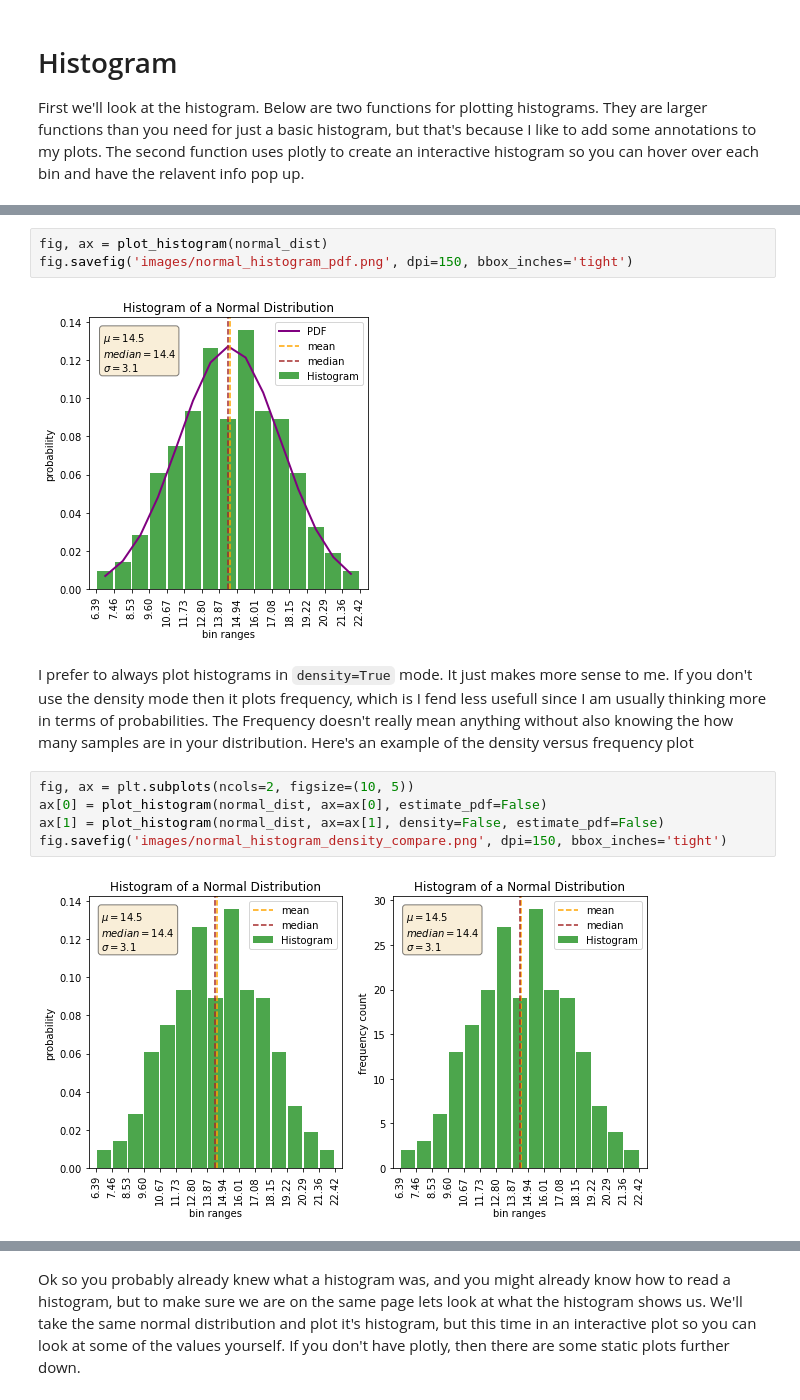
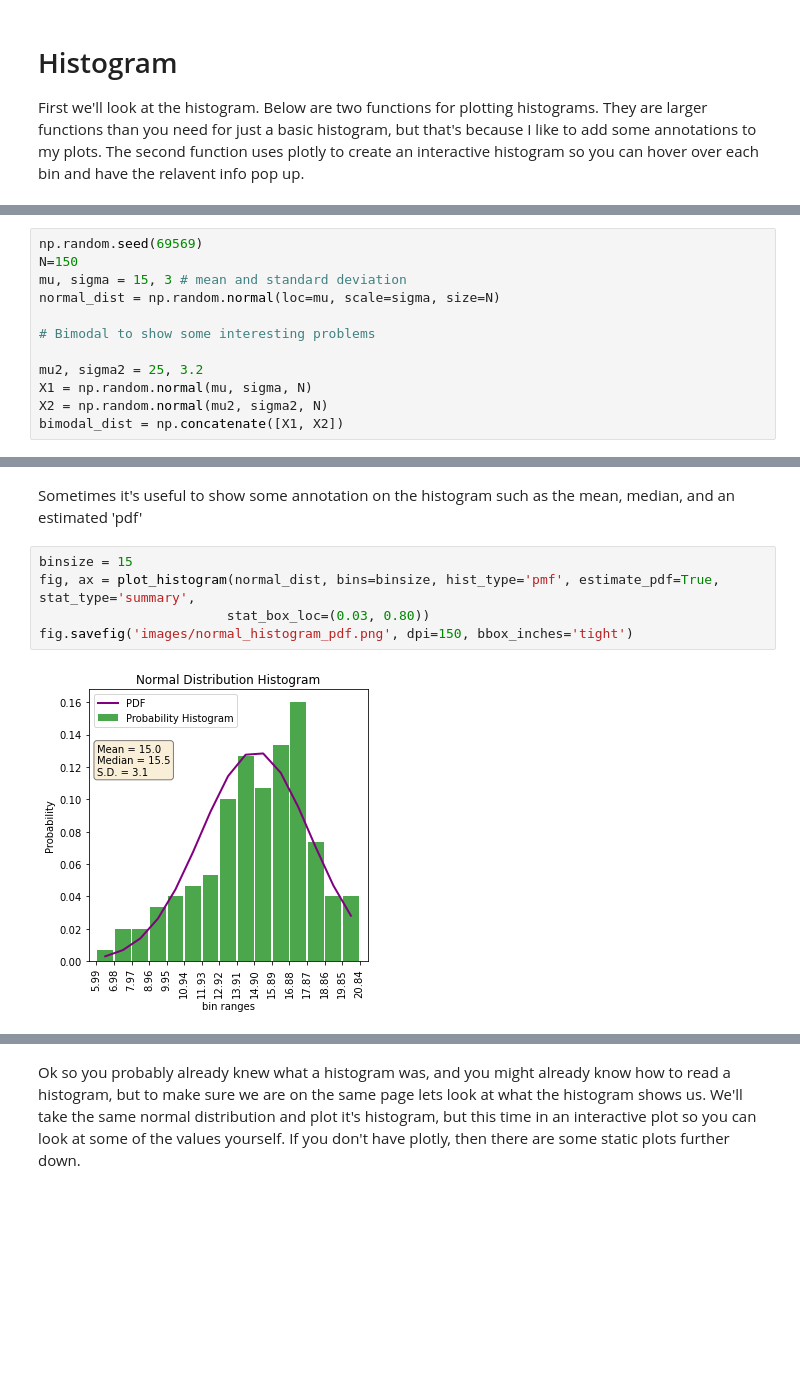
Before and after one commit to tyleracorn/lessons, a Jupyter notebook: Ex_histograms_and_CDFs.ipynb, the cells around one changed output, grey strips where cells are left out. Saved outputs shown, nothing was run; the diff lists cells and outputs as text; blank space fills up the shorter version.

Commit message:
added different histogram types

```diff
--- a/Ex_histograms_and_CDFs.ipynb
+++ b/Ex_histograms_and_CDFs.ipynb
@@ -219,0 +300,12 @@ Histograms are one commonly used graphical representation of a distribution of n
+# %%
+np.random.seed(69569)
+N=150
+mu, sigma = 15, 3 # mean and standard deviation
+normal_dist = np.random.normal(loc=mu, scale=sigma, size=N)
+
+# Bimodal to show some interesting problems
+
+mu2, sigma2 = 25, 3.2
+X1 = np.random.normal(mu, sigma, N)
+X2 = np.random.normal(mu2, sigma2, N)
+bimodal_dist = np.concatenate([X1, X2])
@@ -220,14 +326,9 @@ Histograms are one commonly used graphical representation of a distribution of n
+# %% [markdown]
+Sometimes it's useful to show some annotation on the histogram such as the mean, median, and an estimated 'pdf'
 # %%
-fig, ax = plot_histogram(normal_dist)
+binsize = 15
+fig, ax = plot_histogram(normal_dist, bins=binsize, hist_type='pmf', estimate_pdf=True, stat_type='summary',
+                        stat_box_loc=(0.03, 0.80))
 fig.savefig('images/normal_histogram_pdf.png', dpi=150, bbox_inches='tight')
 # %% [output]
-[figure, old version]
+[figure, new version]
-# %% [markdown]
-I prefer to always plot histograms in `density=True` mode. It just makes more sense to me. If you don't use the density mode then it plots frequency, which is I fend less usefull since I am usually thinking more in terms of probabilities. The Frequency doesn't really mean anything without also knowing the how many samples are in your distribution. Here's an example of the density versus frequency plot
-# %%
-fig, ax = plt.subplots(ncols=2, figsize=(10, 5))
-ax[0] = plot_histogram(normal_dist, ax=ax[0], estimate_pdf=False)
-ax[1] = plot_histogram(normal_dist, ax=ax[1], density=False, estimate_pdf=False)
-fig.savefig('images/normal_histogram_density_compare.png', dpi=150, bbox_inches='tight')
-# %% [output]
-[figure, removed]
```
Also changed, not shown: parts of 28 cells of this notebook.
